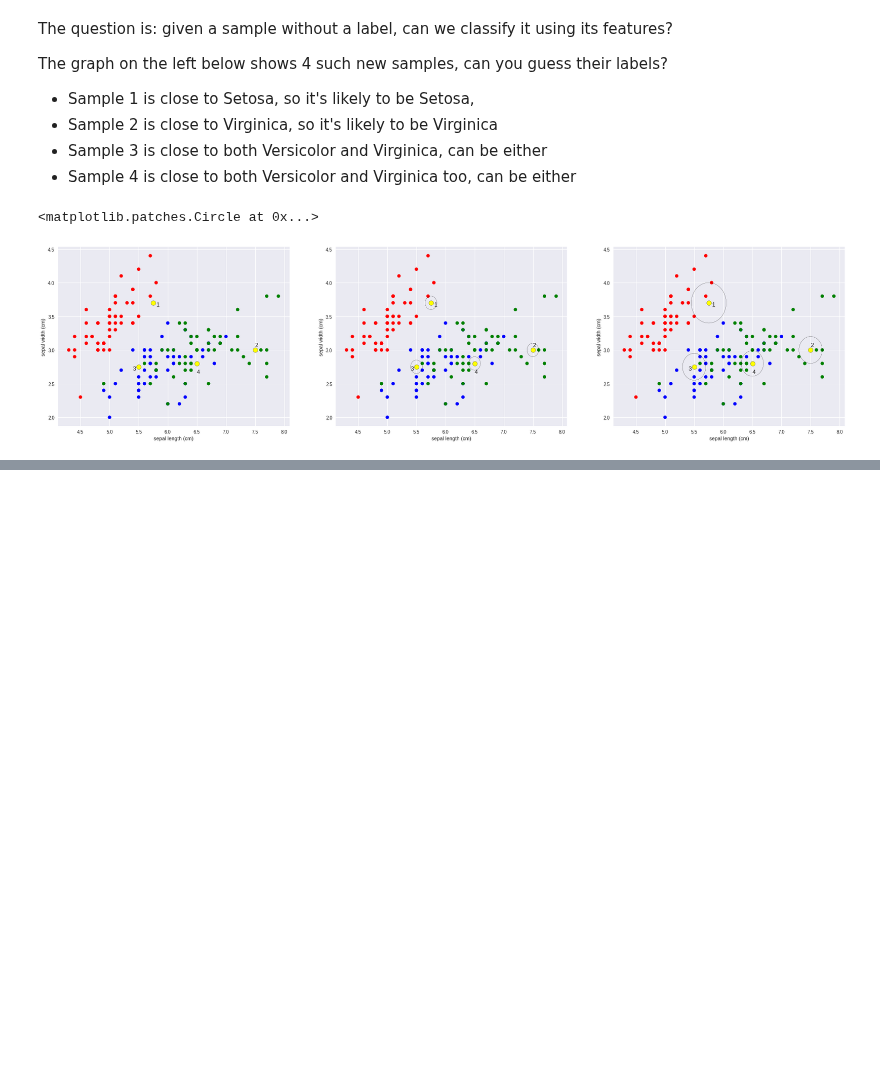
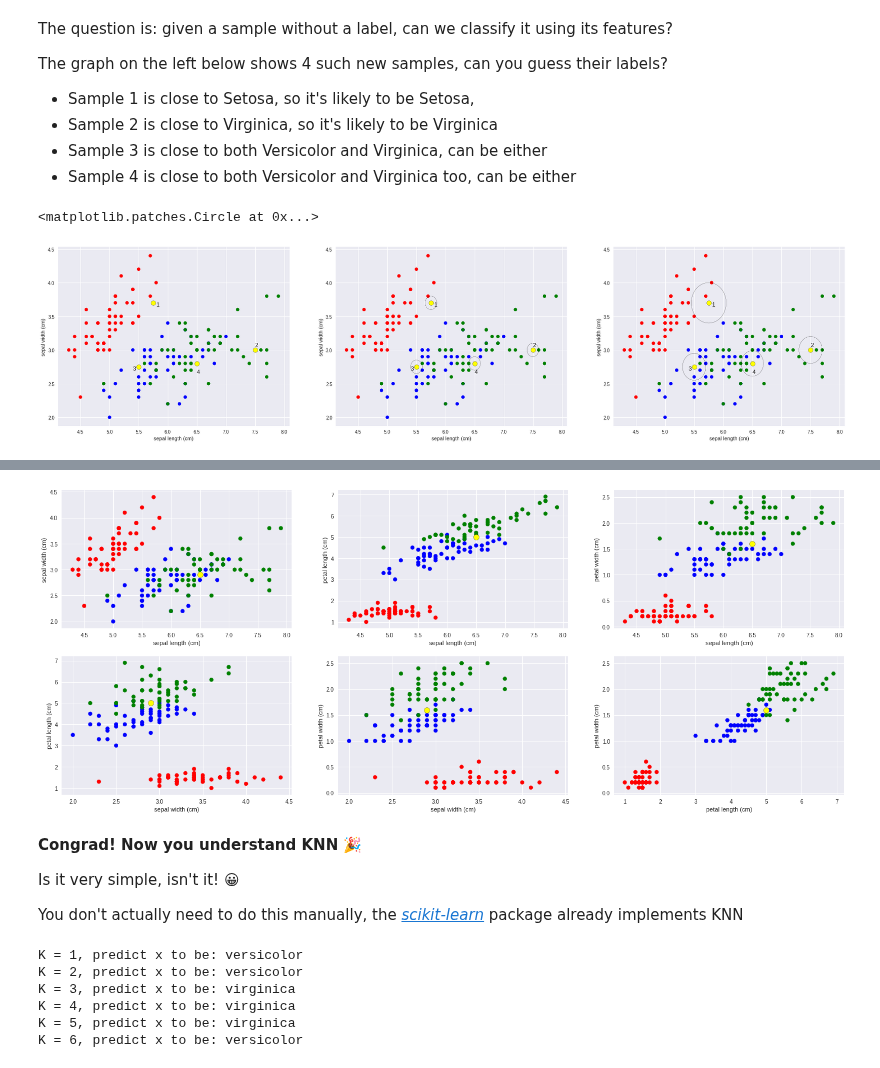
Before and after one commit to aunz/ds, a Jupyter notebook: KNN.ipynb, the cells around one changed output, grey strips where cells are left out. Drawn from its saved outputs; the diff is of its cells as text; code cells hidden in the pictures; blank space fills up the shorter version.

Commit message:
calculate distances, compare to scikit, pros & cons

```diff
--- a/KNN.ipynb
+++ b/KNN.ipynb
@@ -133,0 +142,13 @@ distance([], [])
+# %%
+x = np.array([6.5, 2.9, 5.0, 1.6]) # the point of interest, we want to predict its label
+distances = [distance(x, i) for i in iris.data] # all the distance from point X to all the samples in the iris.data
+
+# turn into dataframe for ease of display and understanding
+df = pd.DataFrame({
+    'distance': distances,
+    'target': list(map(lambda x: { 0: 'setosa', 1: 'versicolor', 2: 'virginica' }[x], iris.target))
+})
+
+# sort them and display the first 10 rows
+df.sort_values('distance', inplace=True)
+df.head(10)
@@ -133,0 +178,41 @@ distance([], [])
+# %%
+_, ax = plt.subplots(2, 3, figsize=(25, 10))
+plot(ax[0][0], 0, 1)
+plot(ax[0][1], 0, 2)
+plot(ax[0][2], 0, 3)
+plot(ax[1][0], 1, 2)
+plot(ax[1][1], 1, 3)
+plot(ax[1][2], 2, 3)
+ax[0][0].scatter(x[0], x[1], c='yellow', edgecolor='black', s=100)
+ax[0][1].scatter(x[0], x[2], c='yellow', edgecolor='black', s=100);
+ax[0][2].scatter(x[0], x[3], c='yellow', edgecolor='black', s=100);
+ax[1][0].scatter(x[1], x[2], c='yellow', edgecolor='black', s=100);
+ax[1][1].scatter(x[1], x[3], c='yellow', edgecolor='black', s=100);
+ax[1][2].scatter(x[2], x[3], c='yellow', edgecolor='black', s=100);
+# %% [output]
+[figure, added]
+# %% [markdown]
+**Congrad! Now you understand KNN 🎉**
+
+Is it very simple, isn't it! 😀
+
+You don't actually need to do this manually, the [*scikit-learn*](http://scikit-learn.org/stable/modules/generated/sklearn.neighbors.KNeighborsClassifier.html) package already implements KNN
+# %%
+from sklearn.neighbors import KNeighborsClassifier
+
+clf = KNeighborsClassifier(n_neighbors=1) # initialise knn with k = 1 (n_neighbors)
+clf.fit(iris.data, iris.target) # fit the data
+print('K = 1, predict x to be:', iris.target_names[clf.predict([x])[0]]) # predict
+
+# now do it again with different k
+for i in range(2, 7):
+    clf = KNeighborsClassifier(n_neighbors=i)
+    clf.fit(iris.data, iris.target)
+    print(f'K = {i}, predict x to be:', iris.target_names[clf.predict([x])[0]])
+# %% [output]
+K = 1, predict x to be: versicolor
+K = 2, predict x to be: versicolor
+K = 3, predict x to be: virginica
+K = 4, predict x to be: virginica
+K = 5, predict x to be: virginica
+K = 6, predict x to be: versicolor
```
Also changed, not shown: parts of 8 cells of this notebook.
